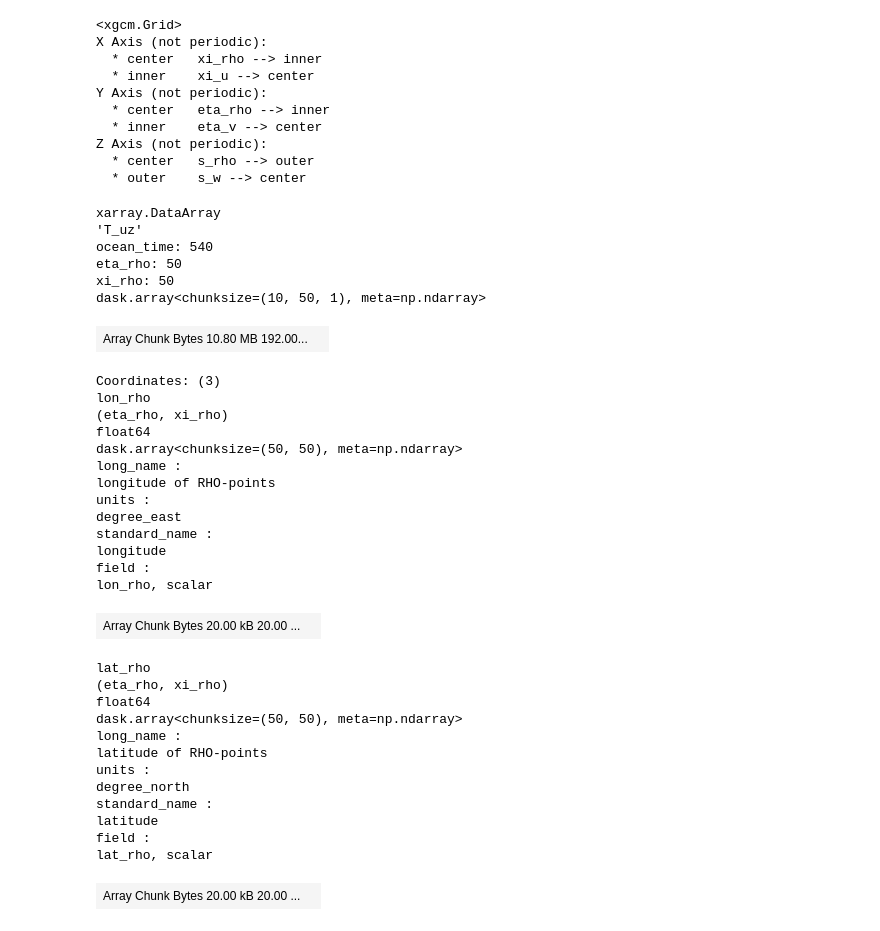
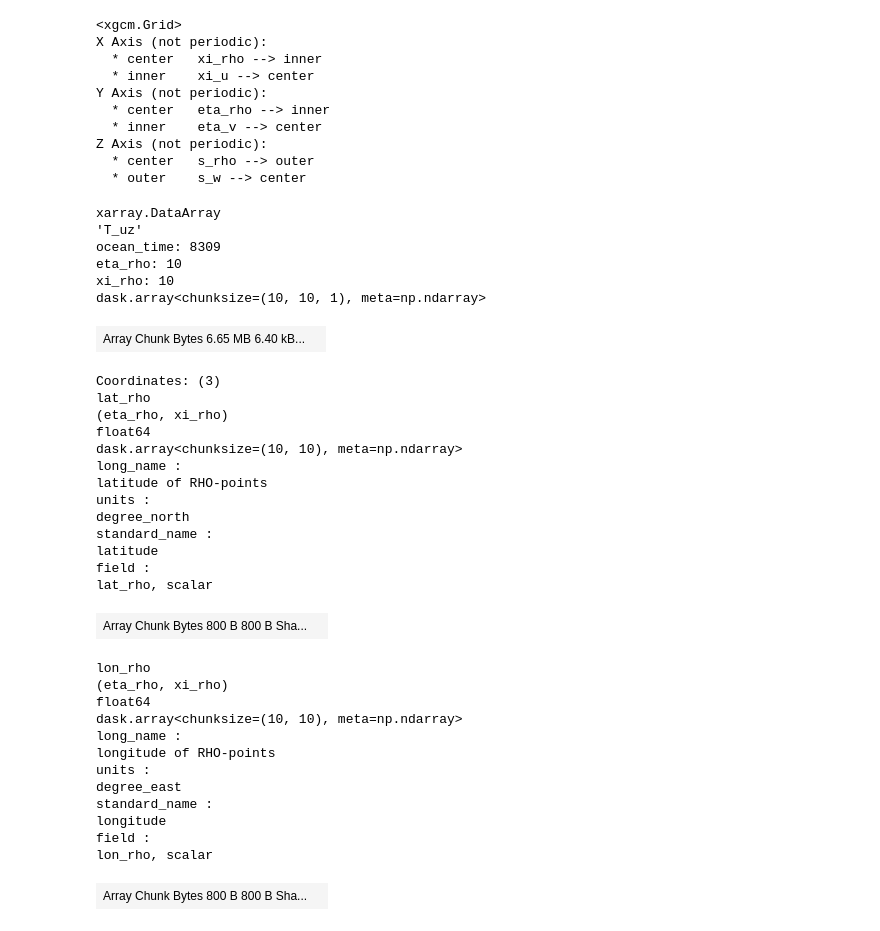
Before and after one commit to nmalan/ROMS_sandbox, a Jupyter notebook: heat_transport_budget.ipynb, the cells around one changed output. Drawn from its saved outputs; the diff is of its cells as text; code cells hidden in the pictures.

```diff
--- a/heat_transport_budget.ipynb
+++ b/heat_transport_budget.ipynb
@@ -13,7 +13,7 @@ from cartopy.mpl.gridliner import LONGITUDE_FORMATTER, LATITUDE_FORMATTER
 WARNING:root:Setting cartopy.config["pre_existing_data_dir"] to /home/z3526974/miniconda3/share/cartopy. Don't worry, this is probably intended behaviour to avoid failing downloads of geological data  ...
 # %%
 datapath = '/srv/scratch/z3097808/20year_run/20year_freerun_output_NEWnci/'
-ts = xr.open_mfdataset(datapath + 'outer_avg_01*.nc', chunks={'ocean_time': 10}, combine='by_coords', decode_coords=True)
+ts = xr.open_mfdataset(datapath + 'outer_avg_*.nc', chunks={'ocean_time': 10}, combine='by_coords', decode_coords=True)
 # %%
 ProgressBar().register()
 print('Total Size: %6.2F GB' % (ts.nbytes / 1e9))
@@ -42,10 +24,11 @@ Coordinates:
 # %%
 
 i = 150         # southward boundary
-ii = 200         # northward boundary
+ii = 160         # northward boundary
 j = 90          # westward boundary
-jj = 140         # eastward boundary
+jj = 100         # eastward boundary
 ds = ts.isel(eta_psi=slice(i,ii-1), eta_rho=slice(i,ii), eta_u=slice(i,ii), eta_v=slice(i,ii-1),
              xi_psi=slice(j,jj-1), xi_rho=slice(j,jj), xi_u=slice(j,jj-1), xi_v=slice(j,jj))
-ds
+
+print('Total Size: %6.2F GB' % (ds.nbytes / 1e9))
 # %% [output]
@@ -144,46 +106,46 @@ Z Axis (not periodic):
 # %%
 #calculate temperature advection at each gridpoint
 ds['T_u'] = grid.interp(ds.u, axis='X', boundary = 'extend')*ds.temp
 ds['T_v'] = grid.interp(ds.v, axis='Y', boundary = 'extend')*ds.temp
 
-ds['T_uz'] = grid.integrate(ds.T_u, 'Z')
-ds['T_vz']= grid.integrate(ds.T_v, 'Z')
+ds['T_uz'] = (grid.integrate(ds.T_u, 'Z'))/ds.h
+ds['T_vz']= (grid.integrate(ds.T_v, 'Z'))/ds.h
 ds.T_uz
 # %% [output]
 xarray.DataArray
 'T_uz'
-ocean_time: 540
-eta_rho: 50
-xi_rho: 50
-dask.array<chunksize=(10, 50, 1), meta=np.ndarray>
+ocean_time: 8309
+eta_rho: 10
+xi_rho: 10
+dask.array<chunksize=(10, 10, 1), meta=np.ndarray>
-| Array Chunk Bytes 10.80 MB 192.00... |  |
+| Array Chunk Bytes 6.65 MB 6.40 kB... |  |
 Coordinates: (3)
-lon_rho
+lat_rho
 (eta_rho, xi_rho)
 float64
-dask.array<chunksize=(50, 50), meta=np.ndarray>
+dask.array<chunksize=(10, 10), meta=np.ndarray>
 long_name :
-longitude of RHO-points
+latitude of RHO-points
 units :
-degree_east
+degree_north
 standard_name :
-longitude
+latitude
 field :
-lon_rho, scalar
+lat_rho, scalar
-| Array Chunk Bytes 20.00 kB 20.00 ... |  |
+| Array Chunk Bytes 800 B 800 B Sha... |  |
-lat_rho
+lon_rho
 (eta_rho, xi_rho)
 float64
-dask.array<chunksize=(50, 50), meta=np.ndarray>
+dask.array<chunksize=(10, 10), meta=np.ndarray>
 long_name :
-latitude of RHO-points
+longitude of RHO-points
 units :
-degree_north
+degree_east
 standard_name :
-latitude
+longitude
 field :
-lat_rho, scalar
+lon_rho, scalar
-| Array Chunk Bytes 20.00 kB 20.00 ... |  |
+| Array Chunk Bytes 800 B 800 B Sha... |  |
 ocean_time
 (ocean_time)
 datetime64[ns]
```
Also changed, not shown: parts of 15 cells of this notebook.
